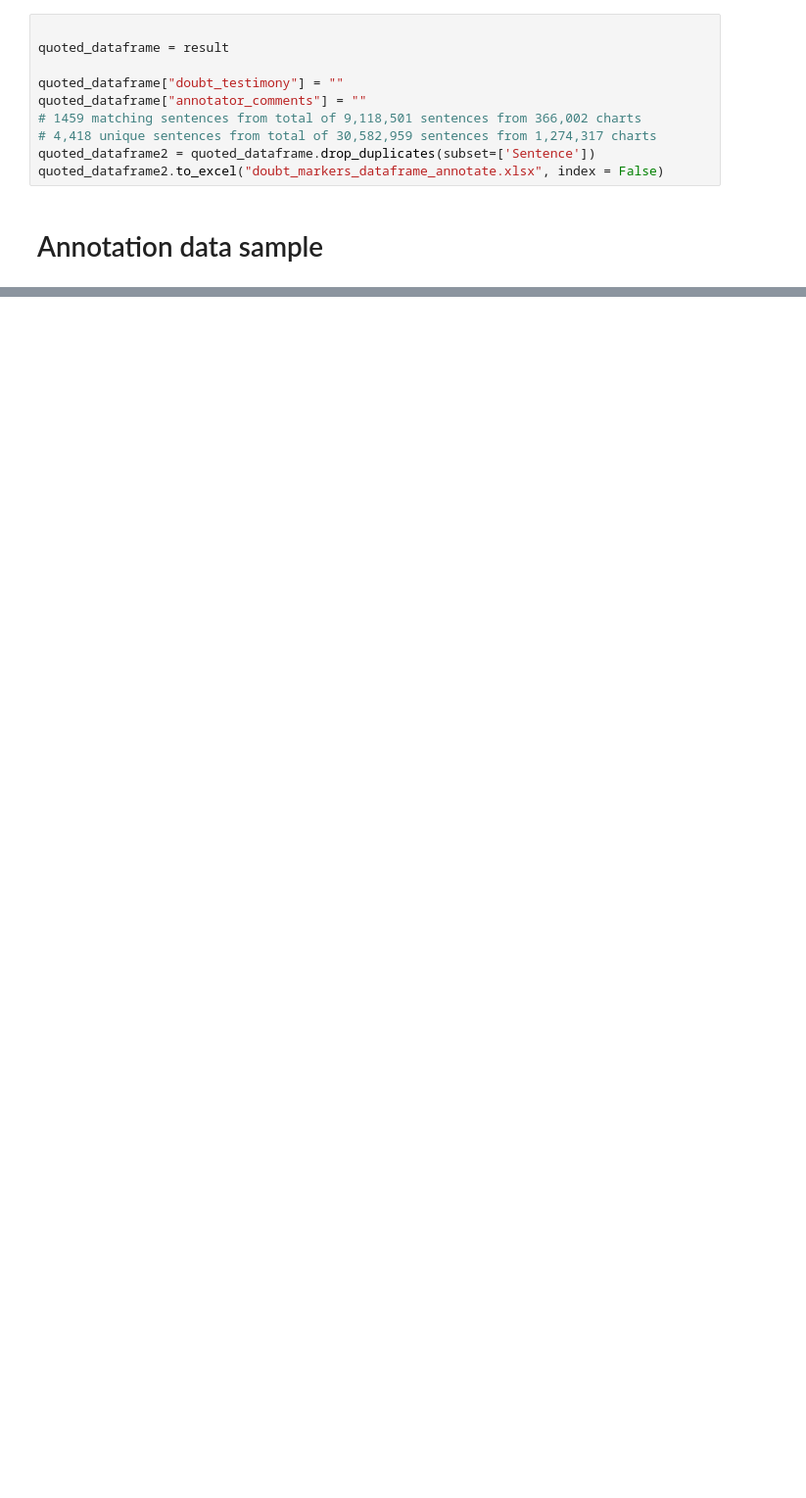
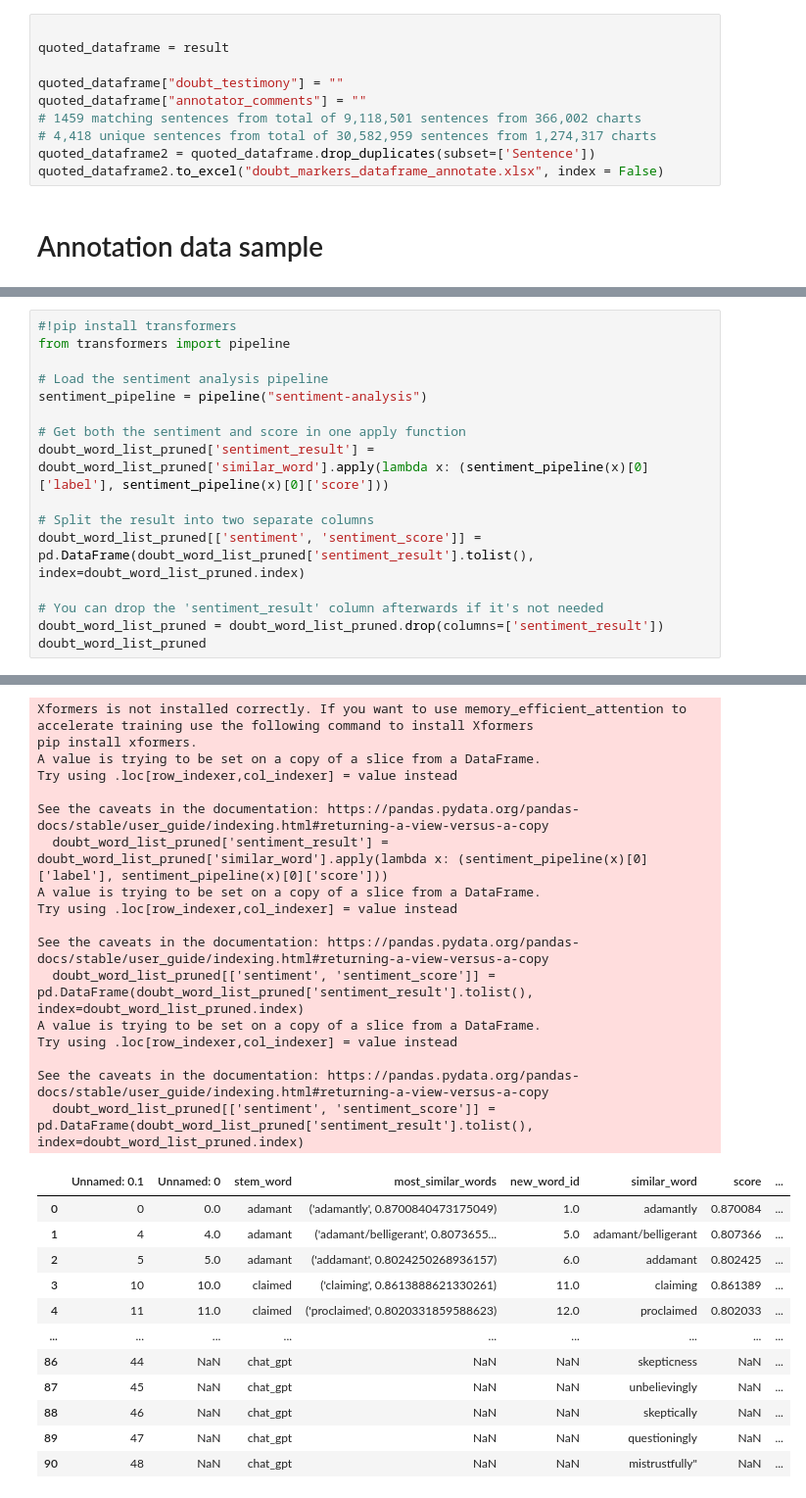
Before and after one commit to drew-walkerr/Diss_Detecting_Provider_Bias, a Jupyter notebook: doubt_markers_regex.ipynb, the cells around one changed output, grey strips where cells are left out. Shown: that part at 98% size. Cells and saved outputs as stored; diff of their text form; blank space fills up the shorter version.

```diff
--- a/doubt_markers_regex.ipynb
+++ b/doubt_markers_regex.ipynb
@@ -328,0 +307,17 @@ Explore the Data
+# %%
+#!pip install transformers
+from transformers import pipeline
+
+# Load the sentiment analysis pipeline
+sentiment_pipeline = pipeline("sentiment-analysis")
+
+# Get both the sentiment and score in one apply function
+doubt_word_list_pruned['sentiment_result'] = doubt_word_list_pruned['similar_word'].apply(lambda x: (sentiment_pipeline(x)[0]['label'], sentiment_pipeline(x)[0]['score']))
+
+# Split the result into two separate columns
+doubt_word_list_pruned[['sentiment', 'sentiment_score']] = pd.DataFrame(doubt_word_list_pruned['sentiment_result'].tolist(), index=doubt_word_list_pruned.index)
+
+# You can drop the 'sentiment_result' column afterwards if it's not needed
+doubt_word_list_pruned = doubt_word_list_pruned.drop(columns=['sentiment_result'])
+doubt_word_list_pruned
+# %% [output]
@@ -328,0 +326,29 @@ Explore the Data
+Xformers is not installed correctly. If you want to use memory_efficient_attention to accelerate training use the following command to install Xformers
+pip install xformers.
+A value is trying to be set on a copy of a slice from a DataFrame.
+Try using .loc[row_indexer,col_indexer] = value instead
+
+See the caveats in the documentation: https://pandas.pydata.org/pandas-docs/stable/user_guide/indexing.html#returning-a-view-versus-a-copy
+  doubt_word_list_pruned['sentiment_result'] = doubt_word_list_pruned['similar_word'].apply(lambda x: (sentiment_pipeline(x)[0]['label'], sentiment_pipeline(x)[0]['score']))
+A value is trying to be set on a copy of a slice from a DataFrame.
+Try using .loc[row_indexer,col_indexer] = value instead
+
+See the caveats in the documentation: https://pandas.pydata.org/pandas-docs/stable/user_guide/indexing.html#returning-a-view-versus-a-copy
+  doubt_word_list_pruned[['sentiment', 'sentiment_score']] = pd.DataFrame(doubt_word_list_pruned['sentiment_result'].tolist(), index=doubt_word_list_pruned.index)
+A value is trying to be set on a copy of a slice from a DataFrame.
+Try using .loc[row_indexer,col_indexer] = value instead
+
+See the caveats in the documentation: https://pandas.pydata.org/pandas-docs/stable/user_guide/indexing.html#returning-a-view-versus-a-copy
+  doubt_word_list_pruned[['sentiment', 'sentiment_score']] = pd.DataFrame(doubt_word_list_pruned['sentiment_result'].tolist(), index=doubt_word_list_pruned.index)
+|  | Unnamed: 0.1 | Unnamed: 0 | stem_word | most_similar_words | new_word_id | similar_word | score | ... |
+| 0 | 0 | 0.0 | adamant | ('adamantly', 0.8700840473175049) | 1.0 | adamantly | 0.870084 | ... |
+| 1 | 4 | 4.0 | adamant | ('adamant/belligerant', 0.8073655... | 5.0 | adamant/belligerant | 0.807366 | ... |
+| 2 | 5 | 5.0 | adamant | ('addamant', 0.8024250268936157) | 6.0 | addamant | 0.802425 | ... |
+| 3 | 10 | 10.0 | claimed | ('claiming', 0.8613888621330261) | 11.0 | claiming | 0.861389 | ... |
+| 4 | 11 | 11.0 | claimed | ('proclaimed', 0.8020331859588623) | 12.0 | proclaimed | 0.802033 | ... |
+| ... | ... | ... | ... | ... | ... | ... | ... | ... |
+| 86 | 44 | NaN | chat_gpt | NaN | NaN | skepticness | NaN | ... |
+| 87 | 45 | NaN | chat_gpt | NaN | NaN | unbelievingly | NaN | ... |
+| 88 | 46 | NaN | chat_gpt | NaN | NaN | skeptically | NaN | ... |
+| 89 | 47 | NaN | chat_gpt | NaN | NaN | questioningly | NaN | ... |
+| 90 | 48 | NaN | chat_gpt | NaN | NaN | mistrustfully" | NaN | ... |
```
Also changed, not shown: parts of 17 cells of this notebook.
